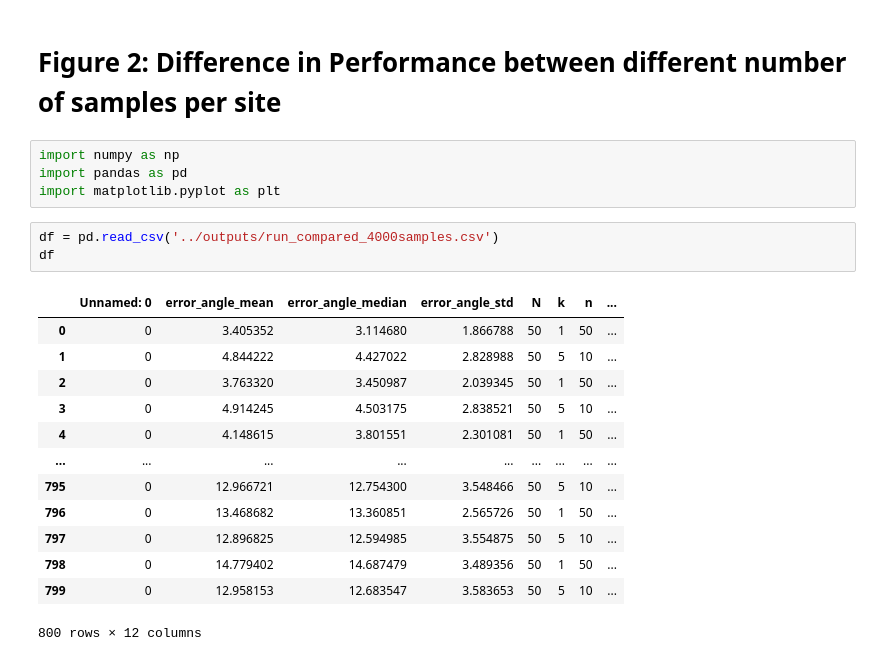
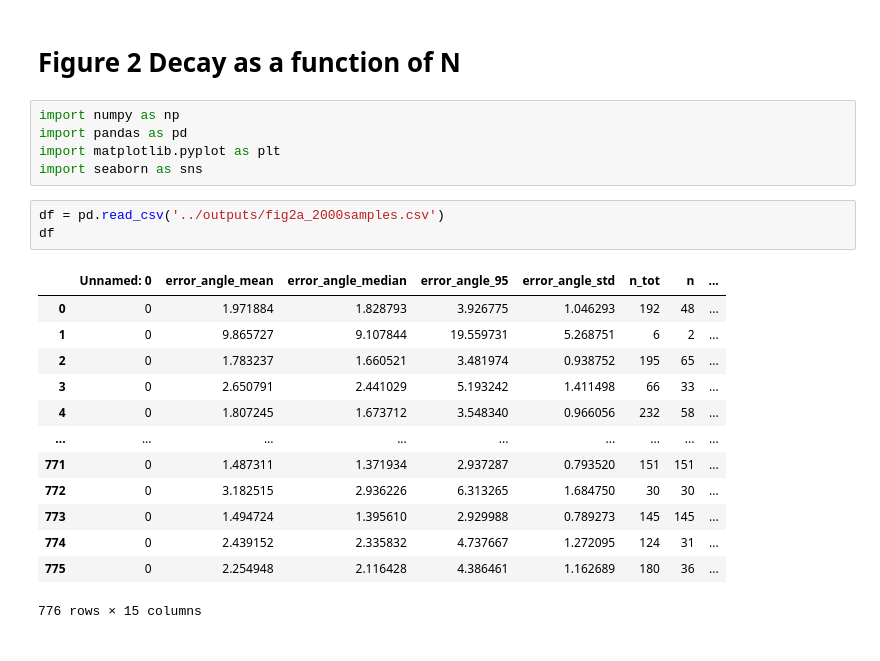
Before and after one commit to PolarWandering/PaleoSampling, a Jupyter notebook: figures/Figure2.ipynb, the cells around one changed output. Drawn from its saved outputs; the diff is of its cells as text.

```diff
--- a/figures/Figure2.ipynb
+++ b/figures/Figure2.ipynb
@@ -1,23 +1,24 @@
-# %% [markdown]
-# Figure 2: Difference in Performance between different number of samples per site
+# %% [markdown]
+# Figure 2 Decay as a function of N
 # %%
 import numpy as np
 import pandas as pd
 import matplotlib.pyplot as plt
+import seaborn as sns
 # %%
-df = pd.read_csv('../outputs/run_compared_4000samples.csv')
+df = pd.read_csv('../outputs/fig2a_2000samples.csv')
 df
 # %% [output]
-|  | Unnamed: 0 | error_angle_mean | error_angle_median | error_angle_std | N | k | n | ... |
-| 0 | 0 | 3.405352 | 3.114680 | 1.866788 | 50 | 1 | 50 | ... |
-| 1 | 0 | 4.844222 | 4.427022 | 2.828988 | 50 | 5 | 10 | ... |
-| 2 | 0 | 3.763320 | 3.450987 | 2.039345 | 50 | 1 | 50 | ... |
-| 3 | 0 | 4.914245 | 4.503175 | 2.838521 | 50 | 5 | 10 | ... |
-| 4 | 0 | 4.148615 | 3.801551 | 2.301081 | 50 | 1 | 50 | ... |
+|  | Unnamed: 0 | error_angle_mean | error_angle_median | error_angle_95 | error_angle_std | n_tot | n | ... |
+| 0 | 0 | 1.971884 | 1.828793 | 3.926775 | 1.046293 | 192 | 48 | ... |
+| 1 | 0 | 9.865727 | 9.107844 | 19.559731 | 5.268751 | 6 | 2 | ... |
+| 2 | 0 | 1.783237 | 1.660521 | 3.481974 | 0.938752 | 195 | 65 | ... |
+| 3 | 0 | 2.650791 | 2.441029 | 5.193242 | 1.411498 | 66 | 33 | ... |
+| 4 | 0 | 1.807245 | 1.673712 | 3.548340 | 0.966056 | 232 | 58 | ... |
 | ... | ... | ... | ... | ... | ... | ... | ... | ... |
-| 795 | 0 | 12.966721 | 12.754300 | 3.548466 | 50 | 5 | 10 | ... |
-| 796 | 0 | 13.468682 | 13.360851 | 2.565726 | 50 | 1 | 50 | ... |
-| 797 | 0 | 12.896825 | 12.594985 | 3.554875 | 50 | 5 | 10 | ... |
-| 798 | 0 | 14.779402 | 14.687479 | 3.489356 | 50 | 1 | 50 | ... |
-| 799 | 0 | 12.958153 | 12.683547 | 3.583653 | 50 | 5 | 10 | ... |
+| 771 | 0 | 1.487311 | 1.371934 | 2.937287 | 0.793520 | 151 | 151 | ... |
+| 772 | 0 | 3.182515 | 2.936226 | 6.313265 | 1.684750 | 30 | 30 | ... |
+| 773 | 0 | 1.494724 | 1.395610 | 2.929988 | 0.789273 | 145 | 145 | ... |
+| 774 | 0 | 2.439152 | 2.335832 | 4.737667 | 1.272095 | 124 | 31 | ... |
+| 775 | 0 | 2.254948 | 2.116428 | 4.386461 | 1.162689 | 180 | 36 | ... |
-800 rows × 12 columns
+776 rows × 15 columns
```
Also changed, not shown: parts of 9 cells of this notebook, 4 other files.
